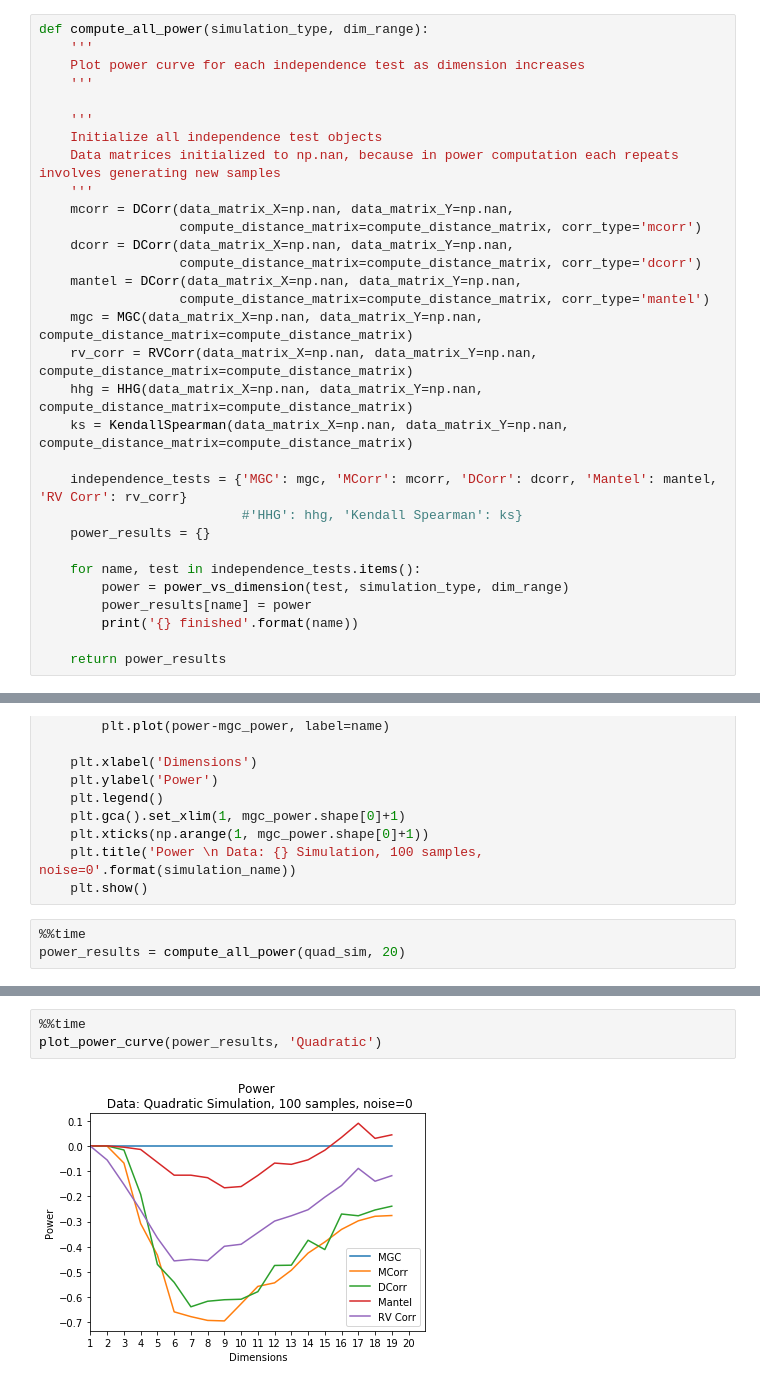
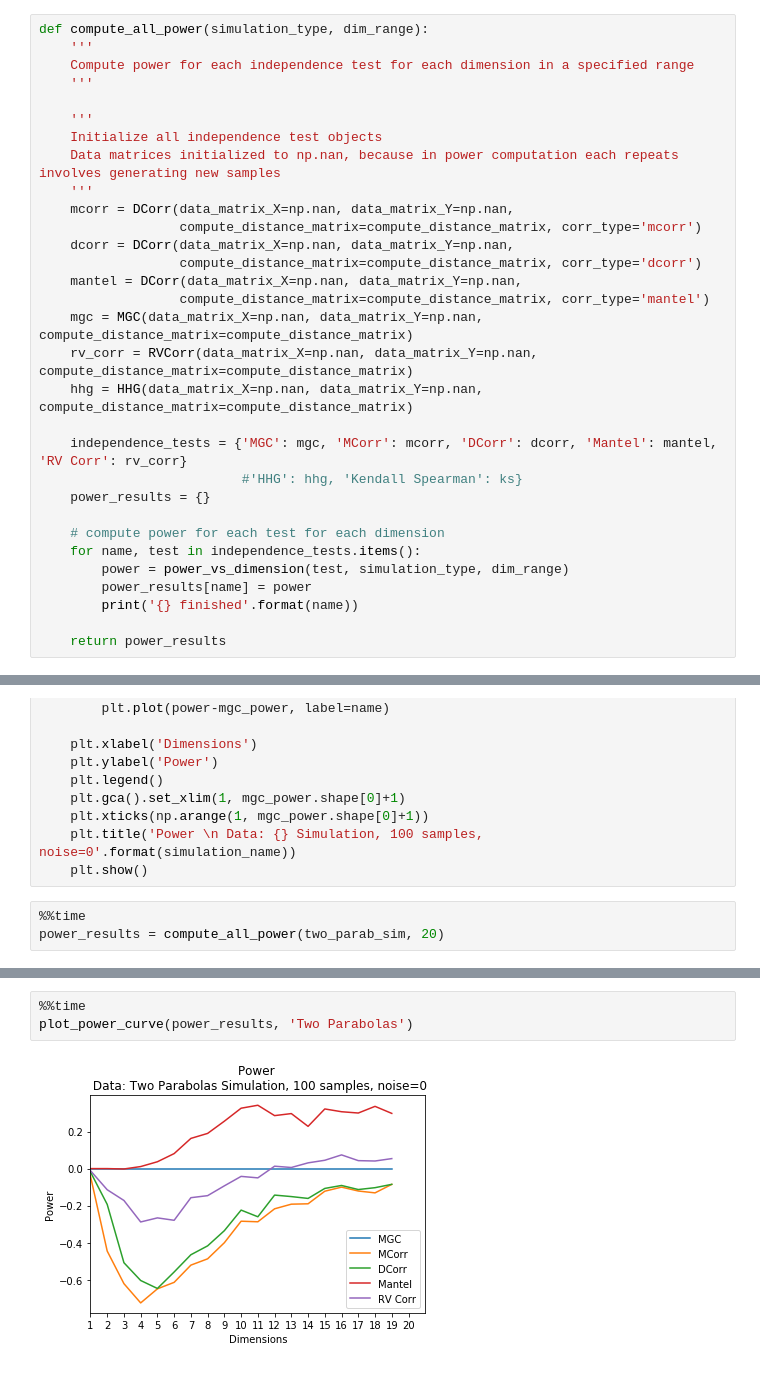
Before and after one commit to neurodata/mgcpy-old, a Jupyter notebook: demos/figure_2_power_curve.ipynb, the cells around one changed output, grey strips where cells are left out. Cells and saved outputs as stored; diff of their text form.

Commit message:
generate plots for two parabolas

```diff
--- a/demos/figure_2_power_curve.ipynb
+++ b/demos/figure_2_power_curve.ipynb
@@ -38,7 +38,7 @@ def power_vs_dimension(independence_test, simulation_type, dim_range):
 # %%
 def compute_all_power(simulation_type, dim_range):
     '''
-    Plot power curve for each independence test as dimension increases
+    Compute power for each independence test for each dimension in a specified range
     '''
 
     '''
@@ -54,12 +54,12 @@ def compute_all_power(simulation_type, dim_range):
     mgc = MGC(data_matrix_X=np.nan, data_matrix_Y=np.nan, compute_distance_matrix=compute_distance_matrix)
     rv_corr = RVCorr(data_matrix_X=np.nan, data_matrix_Y=np.nan, compute_distance_matrix=compute_distance_matrix)
     hhg = HHG(data_matrix_X=np.nan, data_matrix_Y=np.nan, compute_distance_matrix=compute_distance_matrix)
-    ks = KendallSpearman(data_matrix_X=np.nan, data_matrix_Y=np.nan, compute_distance_matrix=compute_distance_matrix)
 
     independence_tests = {'MGC': mgc, 'MCorr': mcorr, 'DCorr': dcorr, 'Mantel': mantel, 'RV Corr': rv_corr}
                           #'HHG': hhg, 'Kendall Spearman': ks}
     power_results = {}
 
+    # compute power for each test for each dimension
     for name, test in independence_tests.items():
         power = power_vs_dimension(test, simulation_type, dim_range)
         power_results[name] = power
@@ -85,7 +85,7 @@ def plot_power_curve(power_results, simulation_name):
     plt.show()
 # %%
 %%time
-power_results = compute_all_power(quad_sim, 20)
+power_results = compute_all_power(two_parab_sim, 20)
 # %% [output]
 MGC finished
 MCorr finished
@@ -115,5 +115,5 @@ power_results
 # %%
 %%time
-plot_power_curve(power_results, 'Quadratic')
+plot_power_curve(power_results, 'Two Parabolas')
 # %% [output]
-[figure, old version]
+[figure, new version]
```
Also changed, not shown: parts of 5 cells of this notebook.
